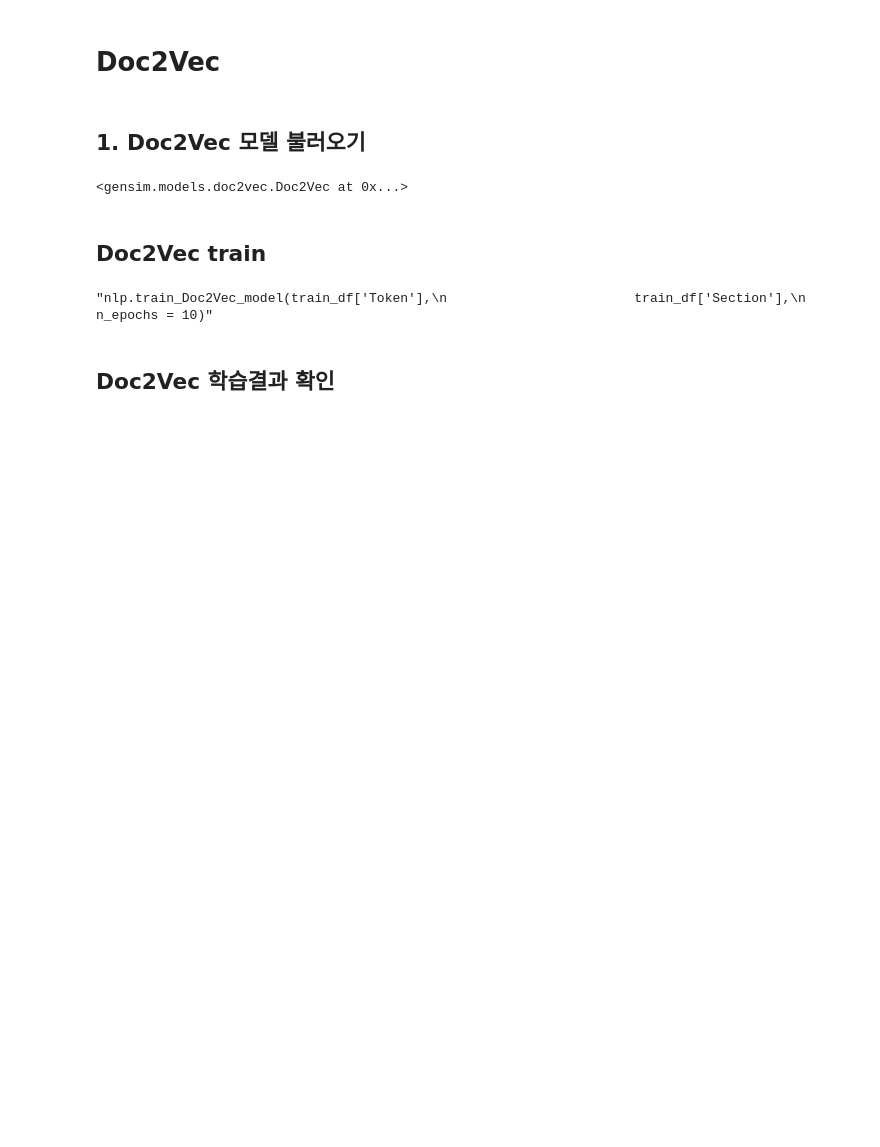
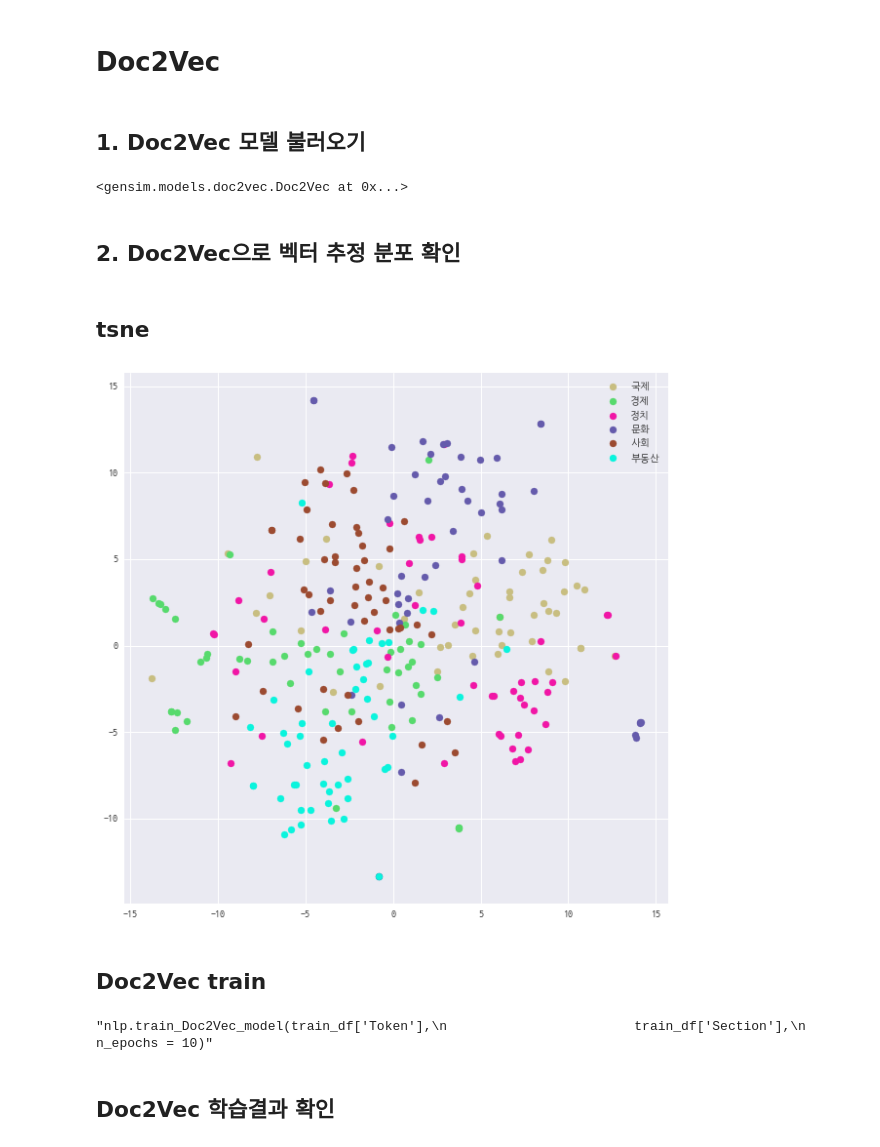
Before and after one commit to DonghyungKo/Fininsight, a Jupyter notebook: project/06.Doc2Vec_Topic_Classification.ipynb, the cells around one changed output. Saved outputs shown, nothing was run; the diff lists cells and outputs as text; code cells hidden in the pictures; blank space fills up the shorter version.

```diff
--- a/project/06.Doc2Vec_Topic_Classification.ipynb
+++ b/project/06.Doc2Vec_Topic_Classification.ipynb
@@ -65,3 +68,5 @@ Counter({'IT과학': 2471,
 nlp.load_Doc2Vec_model('Doc2Vec_model/Doc2Vec_dm=True&cc=82963&vs=300&win=10&neg=5&min=10&sample=1e-05&epochs=10')
 # %% [output]
 <gensim.models.doc2vec.Doc2Vec at 0x...>
+# %% [markdown]
+## **2. Doc2Vec으로 벡터 추정 분포 확인**
@@ -68,3 +78,24 @@ nlp.load_Doc2Vec_model('Doc2Vec_model/Doc2Vec_dm=True&cc=82963&vs=300&win=10&neg
+# %% [markdown]
+## tsne
+# %%
+X =nlp.infer_vectors_with_Doc2Vec(test_token_for_display)
+
+tsne= TSNE(n_components=2)
+X_tsne = tsne.fit_transform(X)
+scatter_df = pd.DataFrame(X_tsne,
+                          index = test_tag_for_display,
+                          columns = ['x','y'])
+
+plt.figure(figsize = (10, 10))
+
+for section in set(test_df['Section']):
+    temp_df = scatter_df[scatter_df.index == section]
+    plt.scatter(temp_df['x'].values, temp_df['y'].values, label = section, c = np.random.rand(3,))
+
+plt.legend(loc = 'best')
+plt.savefig('추정된 벡터 분포 t-sne ver')
+# %% [output]
+[figure, added]
 # %% [markdown]
 ## **Doc2Vec train**
 # %%
```
Also changed, not shown: parts of 17 cells of this notebook, 8 other files.
